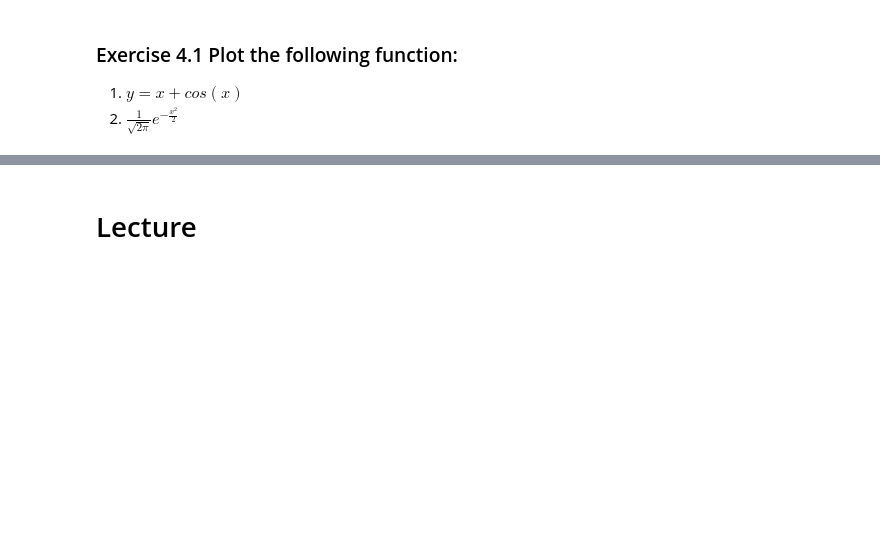
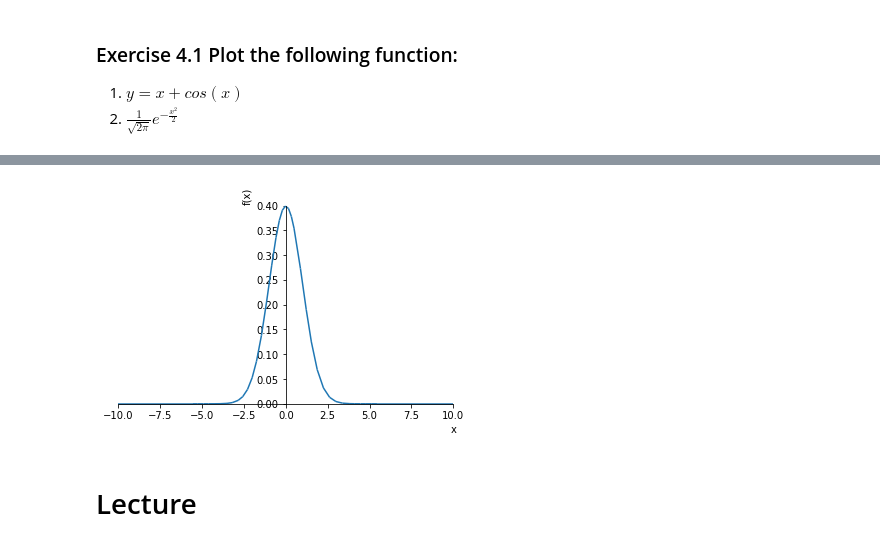
Before and after one commit to sju-chem264-2019/9-26-2019-symbolic-math-NatalieWilliams16, a Jupyter notebook: symbolic_math.ipynb, the cells around one changed output, grey strips where cells are left out. Drawn from its saved outputs; the diff is of its cells as text; code cells hidden in the pictures; blank space fills up the shorter version.

```diff
--- a/symbolic_math.ipynb
+++ b/symbolic_math.ipynb
@@ -246,3 +267,11 @@ p = sym.plot(expr)
+# %%
+x = sym.symbols('x')
+e1 = (1/sqrt(2*num.pi))
+e2 = exp((-x**2)/2)
+gaussian= e1*e2
+p1 = sym.plot(gaussian)
+# %% [output]
+[figure, added]
 # %% [markdown]
 # Lecture
 # %% [markdown]
```
Also changed, not shown: parts of 16 cells of this notebook.
